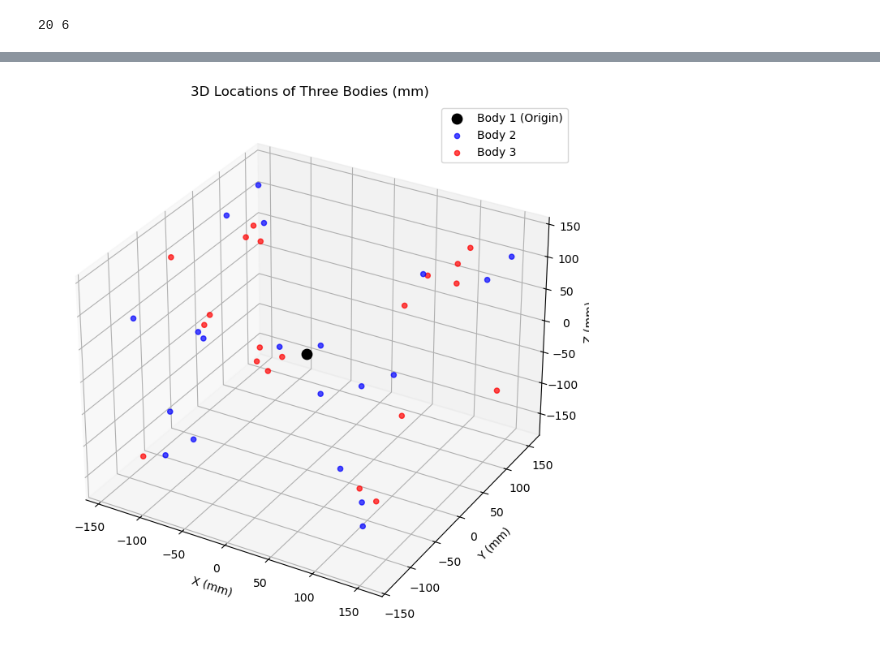
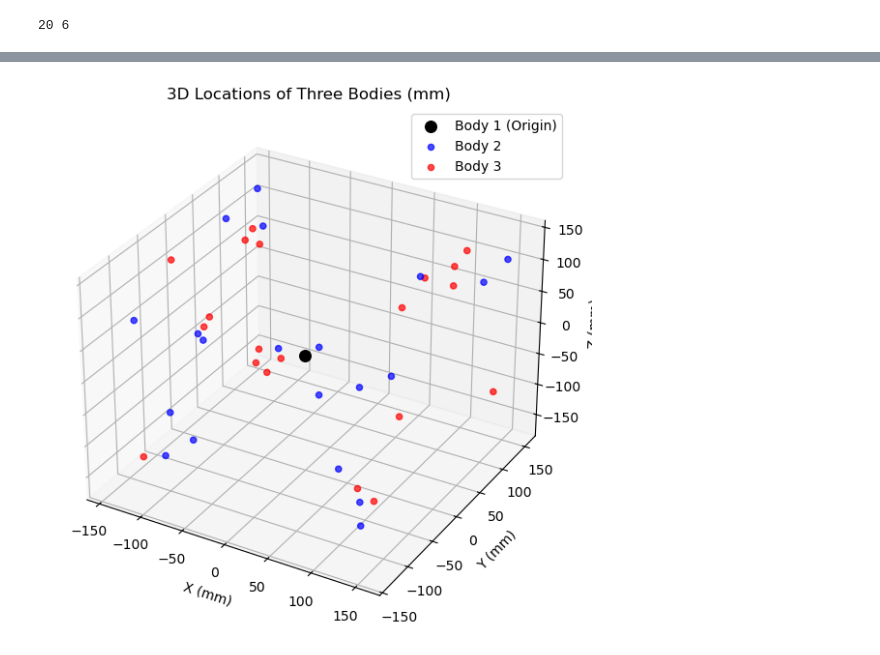
Before and after one commit to TommyMatthews/WIPL-python-analysis, a Jupyter notebook: multi_moth_experiments/coordinate_plotter.ipynb, the cells around one changed output, grey strips where cells are left out. Cells and saved outputs as stored; diff of their text form; code cells hidden in the pictures.

```diff
--- a/multi_moth_experiments/coordinate_plotter.ipynb
+++ b/multi_moth_experiments/coordinate_plotter.ipynb
@@ -20,24 +55,24 @@ print(a, b)
 # %%
 # Create 3D scatter plot
-fig = plt.figure(figsize=(10, 7))
+fig = plt.figure(figsize=(10,7))
 ax = fig.add_subplot(111, projection='3d')
 
 # Plot Body 1 (origin)
-ax.scatter(0, 0, 0, color='black', s=80, label='Body 1 (Origin)', marker='o')
+ax.scatter(0, 0, 0, color='black', s=70, label='Body 1 (Origin)', marker='o')
 
 # Plot Body 2 and Body 3
 ax.scatter(x2, y2, z2, color='blue', label='Body 2', alpha=0.7)
 ax.scatter(x3, y3, z3, color='red', label='Body 3', alpha=0.7)
 
 # Labeling
 ax.set_xlabel('X (mm)')
 ax.set_ylabel('Y (mm)')
 ax.set_zlabel('Z (mm)')
 ax.set_title('3D Locations of Three Bodies (mm)')
 ax.legend()
 ax.grid(True)
 
-plt.tight_layout()
+
 plt.show()
 # %% [output]
-[figure, old version]
+[figure, new version]
```
Also changed, not shown: parts of 1 cell of this notebook, 21 other files.
